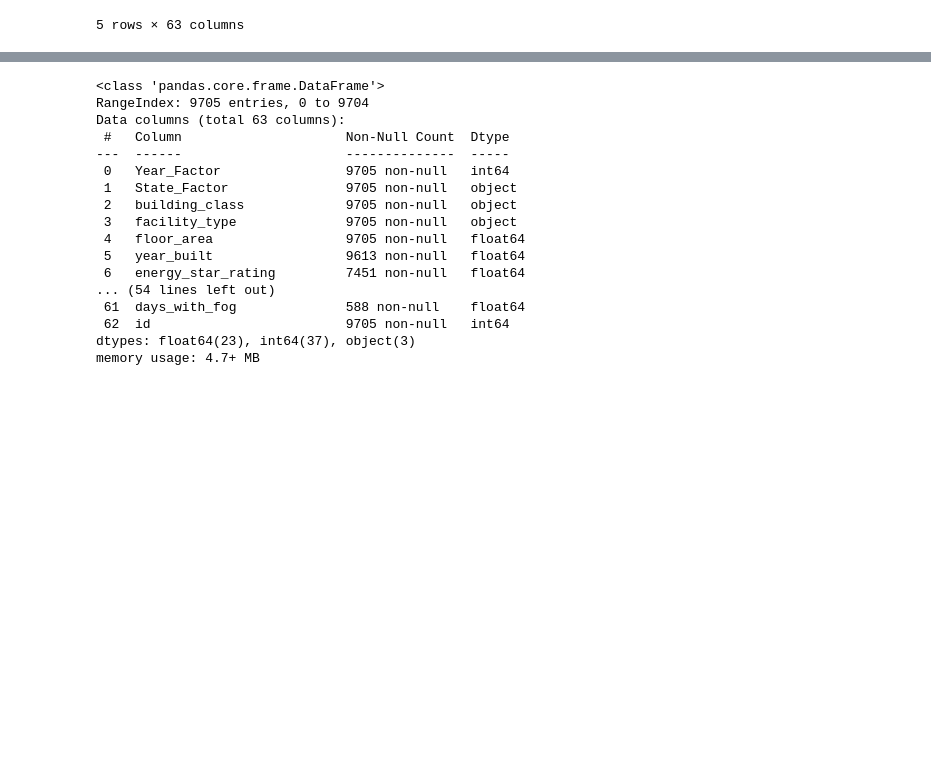
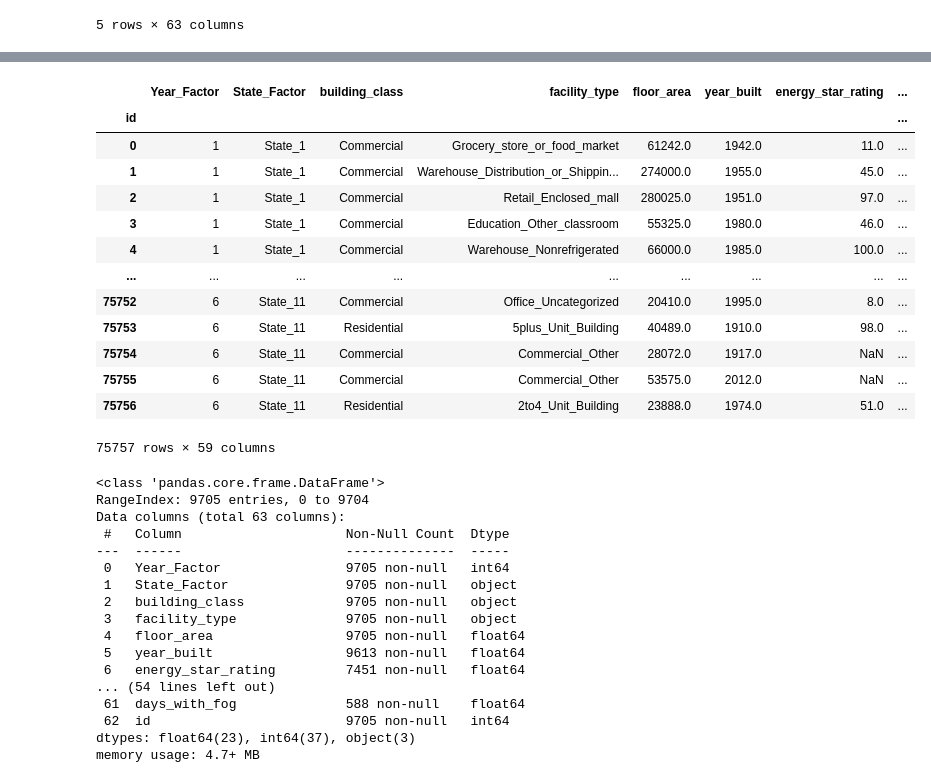
Before and after one commit to Random-Wanderer/Data_analysis_projects, a Jupyter notebook: Omdena_SV_challenge/Omdena_sv_challenve.ipynb, the cells around one changed output, grey strips where cells are left out. Cells and saved outputs as stored; diff of their text form; code cells hidden in the pictures; blank space fills up the shorter version.

```diff
--- a/Omdena_SV_challenge/Omdena_sv_challenve.ipynb
+++ b/Omdena_SV_challenge/Omdena_sv_challenve.ipynb
@@ -79,3 +81,22 @@ train_df.describe()
+# %%
+# Drop wind and fog columns
+train_df = train_df.drop(['direction_peak_wind_speed', 'max_wind_speed', 'days_with_fog', 'direction_max_wind_speed'], axis= 1)
+train_df
+# %% [output]
+|  | Year_Factor | State_Factor | building_class | facility_type | floor_area | year_built | energy_star_rating | ... |
+| id |  |  |  |  |  |  |  | ... |
+| 0 | 1 | State_1 | Commercial | Grocery_store_or_food_market | 61242.0 | 1942.0 | 11.0 | ... |
+| 1 | 1 | State_1 | Commercial | Warehouse_Distribution_or_Shippin... | 274000.0 | 1955.0 | 45.0 | ... |
+| 2 | 1 | State_1 | Commercial | Retail_Enclosed_mall | 280025.0 | 1951.0 | 97.0 | ... |
+| 3 | 1 | State_1 | Commercial | Education_Other_classroom | 55325.0 | 1980.0 | 46.0 | ... |
+| 4 | 1 | State_1 | Commercial | Warehouse_Nonrefrigerated | 66000.0 | 1985.0 | 100.0 | ... |
+| ... | ... | ... | ... | ... | ... | ... | ... | ... |
+| 75752 | 6 | State_11 | Commercial | Office_Uncategorized | 20410.0 | 1995.0 | 8.0 | ... |
+| 75753 | 6 | State_11 | Residential | 5plus_Unit_Building | 40489.0 | 1910.0 | 98.0 | ... |
+| 75754 | 6 | State_11 | Commercial | Commercial_Other | 28072.0 | 1917.0 | NaN | ... |
+| 75755 | 6 | State_11 | Commercial | Commercial_Other | 53575.0 | 2012.0 | NaN | ... |
+| 75756 | 6 | State_11 | Residential | 2to4_Unit_Building | 23888.0 | 1974.0 | 51.0 | ... |
+75757 rows × 59 columns
 # %%
 # Get info on test data
 test_df.info()
```
Also changed, not shown: parts of 11 cells of this notebook.
